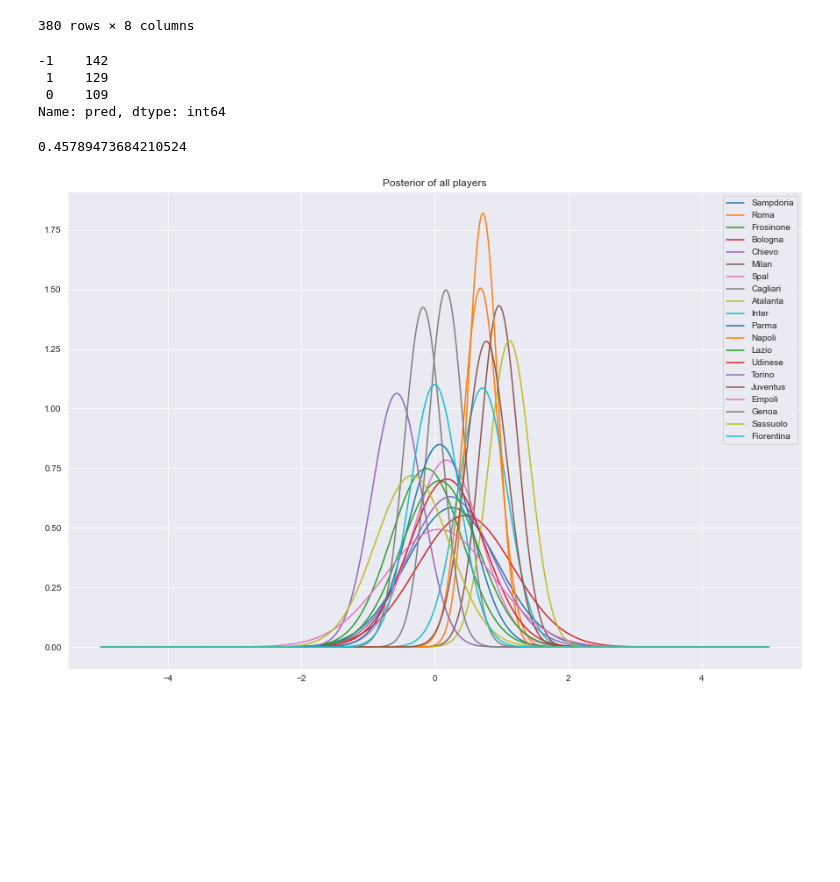
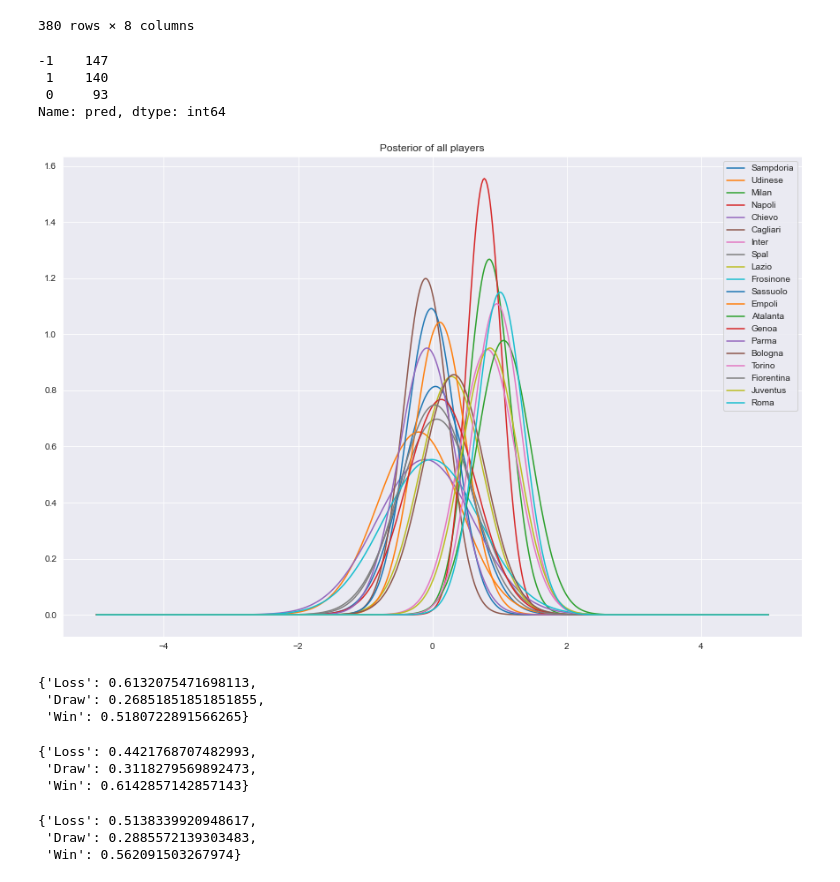
Before and after one commit to bcwein/1RT705APML-Project, a Jupyter notebook: project.ipynb, the cells around one changed output. Drawn from its saved outputs; the diff is of its cells as text; code cells hidden in the pictures; blank space fills up the shorter version.

Commit message:
Precision and recall updated.

```diff
--- a/project.ipynb
+++ b/project.ipynb
@@ -783,7 +783,7 @@ for player in teams:
     distributions[player] = s1gauss
 # %%
 pred = []
-drawprob = 0.9
+drawprob = 0.5
 
 # Update priors based on data
 for index, row in cleaned.iterrows():
@@ -844,44 +844,87 @@ for index, row in cleaned.iterrows():
         if(margin < epsilon):
             if(mu1 > mu2):
                 # Punish player 1
-                newmu1 = mu1 - (margin/s1)
+                newmu1 = mu1 - margin/s1
                 distributions[row['team1']] = scipy.stats.norm(loc=newmu1, scale=s1)
                 # Reward player 2
-                newmu2 = mu2 + (margin/s2)
+                newmu2 = mu2 + margin/s2
                 distributions[row['team1']] = scipy.stats.norm(loc=newmu2, scale=s2)
             if(mu2 > mu1):
                 # Reward player 1
-                newmu1 = mu1 + (margin/s1)
+                newmu1 = mu1 + margin/s1
                 distributions[row['team1']] = scipy.stats.norm(loc=newmu1, scale=s1)
                 # Punish player 2
-                newmu2 = mu2 - (margin/s2)
+                newmu2 = mu2 - margin/s2
                 distributions[row['team1']] = scipy.stats.norm(loc=newmu2, scale=s2)
 
 cleaned["pred"] = pred
 # %%
 cleaned.pred.value_counts()
 # %% [output]
--1    142
- 1    129
- 0    109
+-1    147
+ 1    140
+ 0     93
 Name: pred, dtype: int64
 # %%
 x = np.linspace(-5, 5, 500)
 
 plt.figure(figsize=(15, 10))
 
 for key, dist in distributions.items():
     plt.plot(x, dist.pdf(x), label=key)
 
 plt.legend()
 plt.title("Posterior of all players")
 if(save):
     plt.savefig("posteriors.png")
 
 true_values = np.array(cleaned.true)
 predictions = np.array(cleaned.pred)
 
-accuracy_score(true_values, predictions)
+conf = confusion_matrix(true_values, predictions)
 # %% [output]
-0.45789473684210524
-[figure, old version]
+[figure, new version]
+# %%
+def recall(conf, classname):
+    results = {}
+    for key, value in classname.items():
+        results[key] = conf[value, value] / np.sum(conf[value, :])
+    return results
+
+def precision(conf, classname):
+    results = {}
+    for key, value in classname.items():
+        results[key] = conf[value, value] / np.sum(conf[:, value])
+    return results
+
+def f1(conf, classname):
+    rec = recall(conf, classname)
+    prec = precision(conf, classname)
+    results = {}
+    for key in rec:
+        results[key] = (2*prec[key]*rec[key]) / (prec[key]+rec[key])
+    return results
+
+classname = {
+    "Loss": 0,
+    "Draw": 1,
+    "Win": 2
+}
+
+recall(conf, classname)
+# %% [output]
+{'Loss': 0.6132075471698113,
+ 'Draw': 0.26851851851851855,
+ 'Win': 0.5180722891566265}
+# %%
+precision(conf, classname)
+# %% [output]
+{'Loss': 0.4421768707482993,
+ 'Draw': 0.3118279569892473,
+ 'Win': 0.6142857142857143}
+# %%
+f1(conf, classname)
+# %% [output]
+{'Loss': 0.5138339920948617,
+ 'Draw': 0.2885572139303483,
+ 'Win': 0.562091503267974}
```
Also changed, not shown: parts of 26 cells of this notebook.
